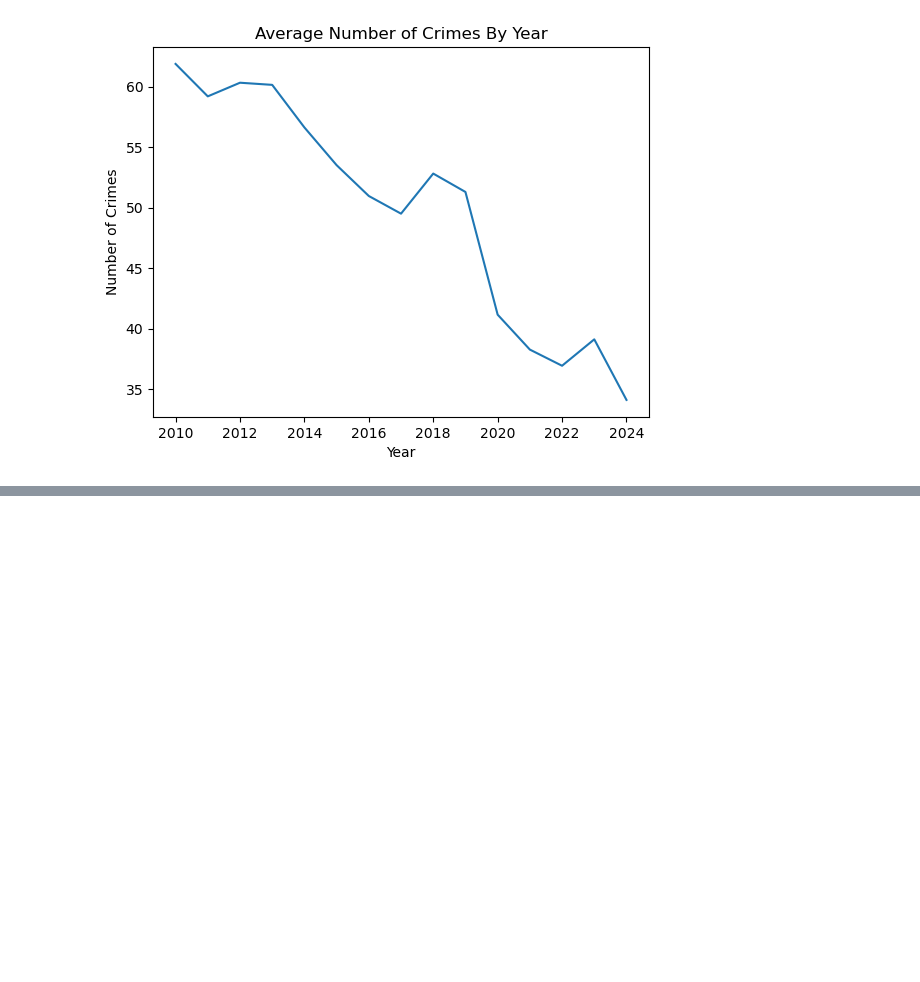
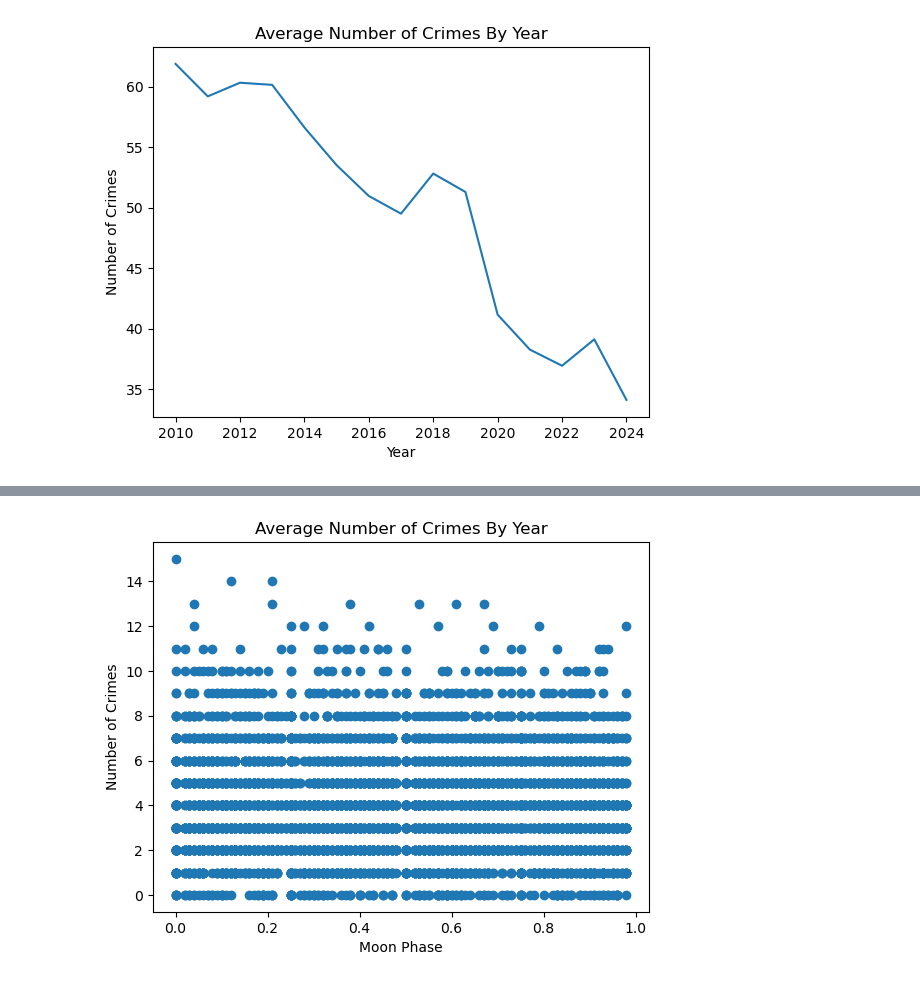
Before and after one commit to camilla47/CrimeCaseStudy, a Jupyter notebook: daisy.ipynb, the cells around one changed output, grey strips where cells are left out. Drawn from its saved outputs; the diff is of its cells as text; code cells hidden in the pictures; blank space fills up the shorter version.

```diff
--- a/daisy.ipynb
+++ b/daisy.ipynb
@@ -464,0 +449,9 @@ plt.show()
+# %%
+plt.scatter(merged3['moonphase'], merged3['count'])
+plt.xlabel('Moon Phase')
+plt.ylabel('Number of Crimes')
+plt.title(f'Average Number of Crimes By Year')
+
+plt.show()
+# %% [output]
+[figure, added]
```
Also changed, not shown: parts of 35 cells of this notebook, 1 other file.
